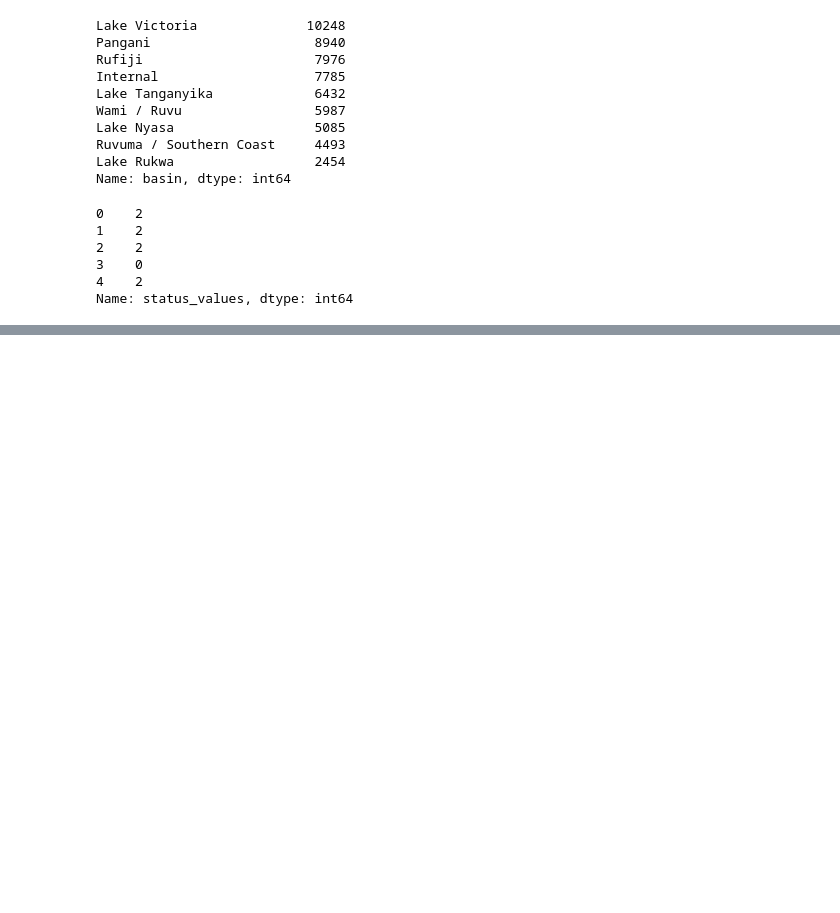
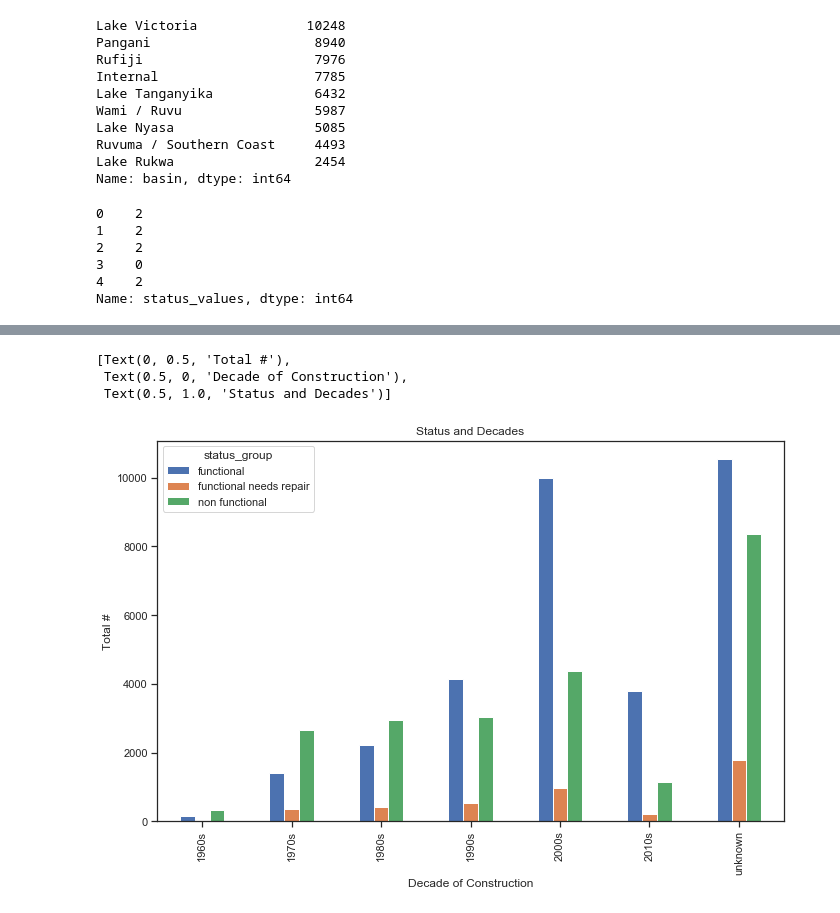
Before and after one commit to Andrew-Carl/Pump-it-Up-Data-Mining-the-Tanzania-Water-Table, a Jupyter notebook: Exploratory Data Analysis .ipynb, the cells around one changed output, grey strips where cells are left out. Drawn from its saved outputs; the diff is of its cells as text; code cells hidden in the pictures; blank space fills up the shorter version.

```diff
--- a/Exploratory Data Analysis .ipynb
+++ b/Exploratory Data Analysis .ipynb
@@ -422,0 +188,14 @@ Name: status_group, dtype: int64
+# %%
+#
+df_train.groupby('construction_year')['status_group']\
+    .value_counts()\
+    .unstack(level=1)\
+    .plot.bar(figsize=(10,7))\
+    .set(ylabel='Total #',
+       xlabel='Decade of Construction',
+       title='Status and Decades')\
+# %% [output]
+[Text(0, 0.5, 'Total #'),
+ Text(0.5, 0, 'Decade of Construction'),
+ Text(0.5, 1.0, 'Status and Decades')]
+[figure, added]
```
Also changed, not shown: parts of 52 cells of this notebook.
